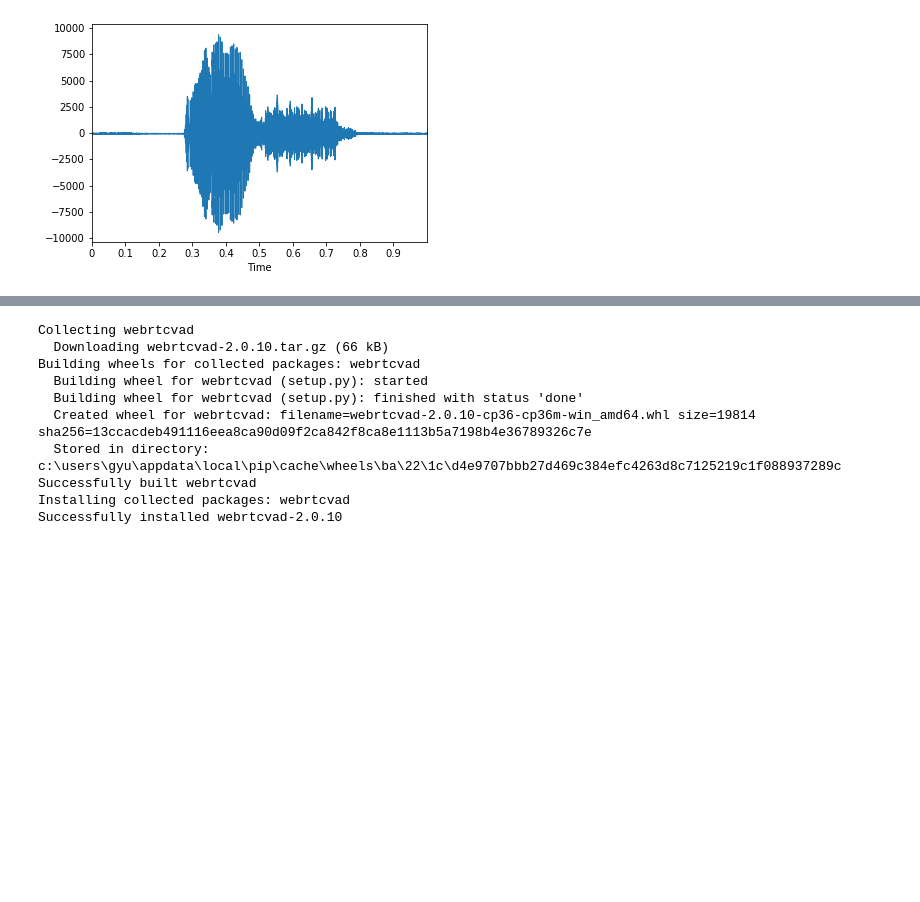
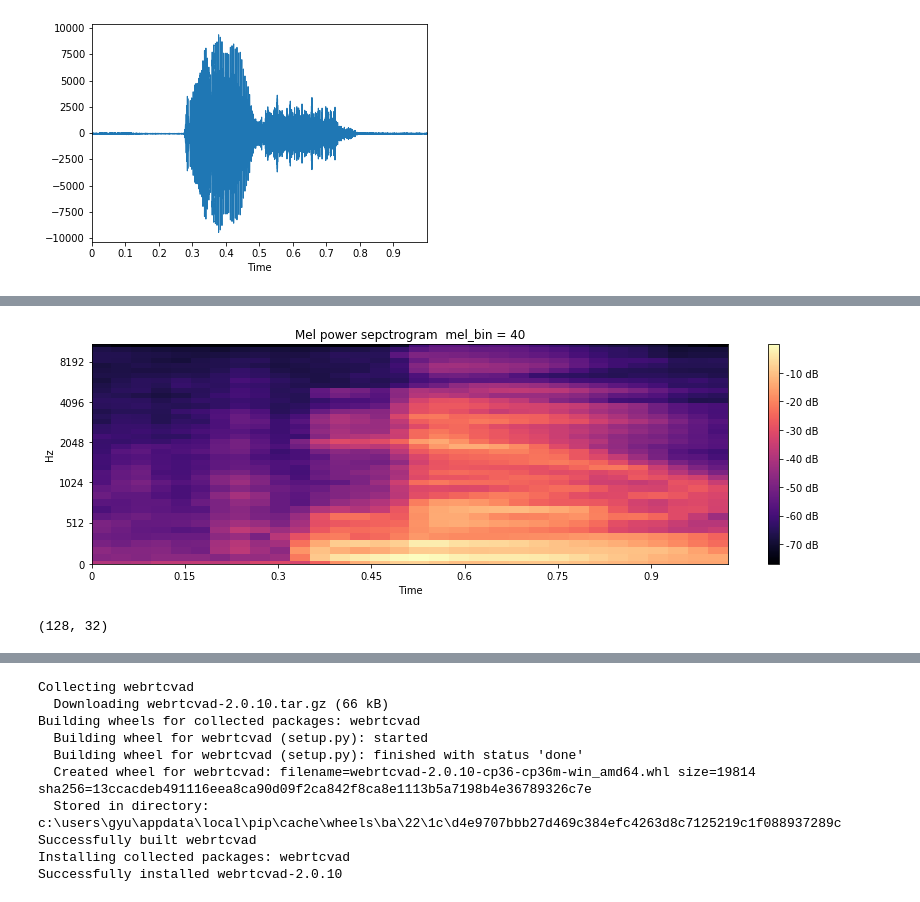
Before and after one commit to GyuYoungCho/Deep_learning, a Jupyter notebook: audio/speech.ipynb, the cells around one changed output, grey strips where cells are left out. Cells and saved outputs as stored; diff of their text form; code cells hidden in the pictures; blank space fills up the shorter version.

```diff
--- a/audio/speech.ipynb
+++ b/audio/speech.ipynb
@@ -88,0 +104,14 @@ librosa.display.specshow(log_S, sr=sr1, x_axis='time')
+# %%
+S = librosa.feature.melspectrogram(normed_wav, sr=sr1, n_mels = 40)
+log_S = librosa.power_to_db(S, ref=np.max)
+plt.figure(figsize=(12,4))
+librosa.display.specshow(log_S, sr=sr1, x_axis='time', y_axis='mel')
+plt.title('Mel power sepctrogram  mel_bin = 40')
+plt.colorbar(format='%+02.0f dB')
+plt.tight_layout()
+# %% [output]
+[figure, added]
+# %%
+log_S.shape
+# %% [output]
+(128, 32)
```
Also changed, not shown: parts of 11 cells of this notebook, 2 other files.
